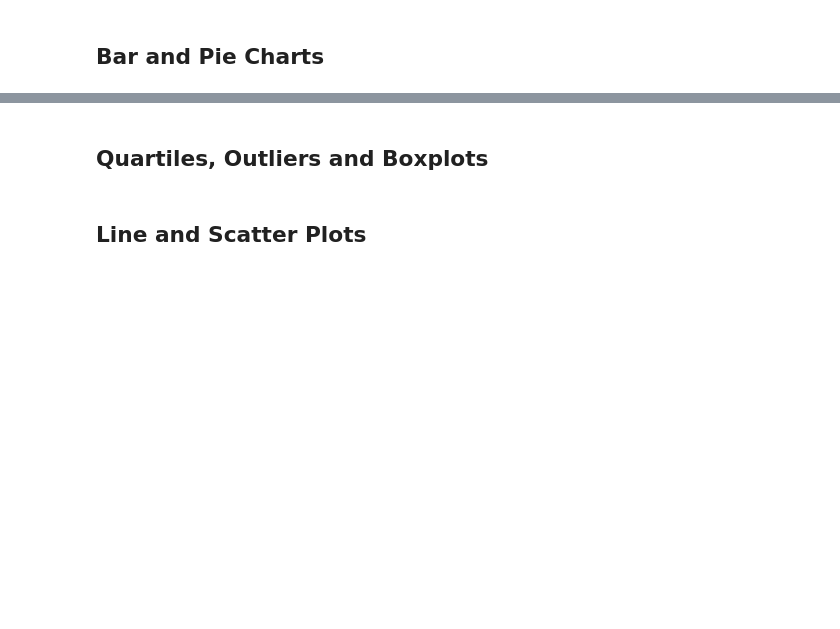
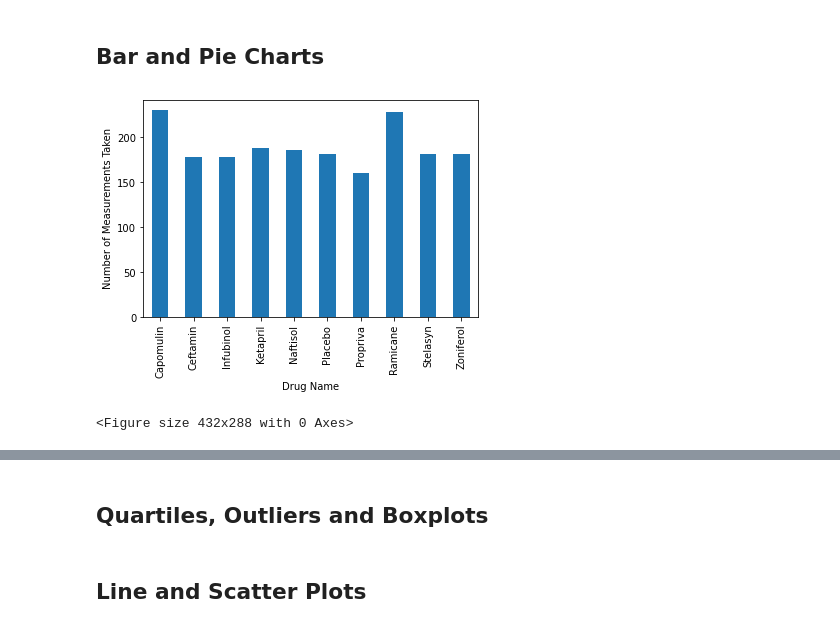
Before and after one commit to reginesgit/matplotlib-challenge, a Jupyter notebook: Pymaceuticals/pymaceuticals_starter.ipynb, the cells around one changed output, grey strips where cells are left out. Cells and saved outputs as stored; diff of their text form; code cells hidden in the pictures; blank space fills up the shorter version.

Commit message:
Bar and Pie Plots complete!

```diff
--- a/Pymaceuticals/pymaceuticals_starter.ipynb
+++ b/Pymaceuticals/pymaceuticals_starter.ipynb
@@ -73,3 +112,14 @@ regimen_group = mice_study_cleaned_df.groupby('Drug Regimen')
 ## Bar and Pie Charts
 # %%
 # Generate a bar plot showing the total number of measurements taken on each drug regimen using pandas.
+
+drug_groups = mice_study_cleaned_df.groupby('Drug Regimen')
+count_measures = drug_groups['Drug Regimen'].count()
+count_chart = count_measures.plot(kind='bar')
+count_chart.set_xlabel("Drug Name")
+count_chart.set_ylabel("Number of Measurements Taken")
+plt.show()
+plt.tight_layout()
+# %% [output]
+[figure, added]
+<Figure size 432x288 with 0 Axes>
```
Also changed, not shown: parts of 10 cells of this notebook.
